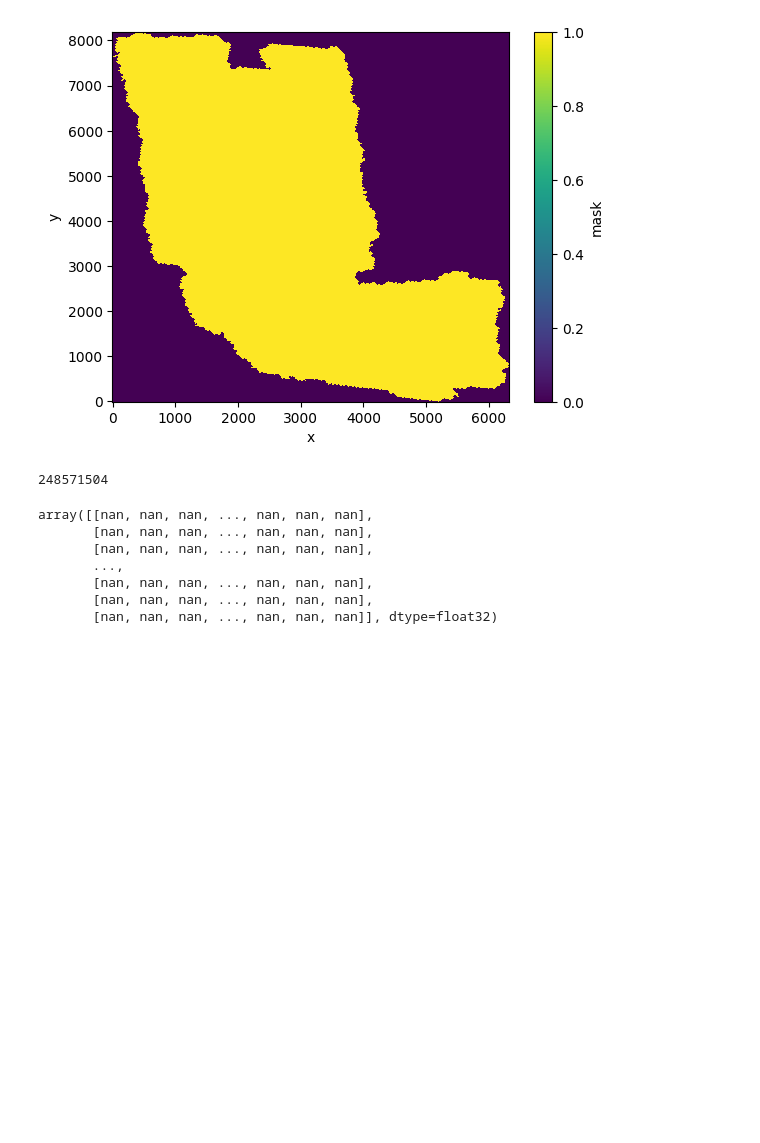
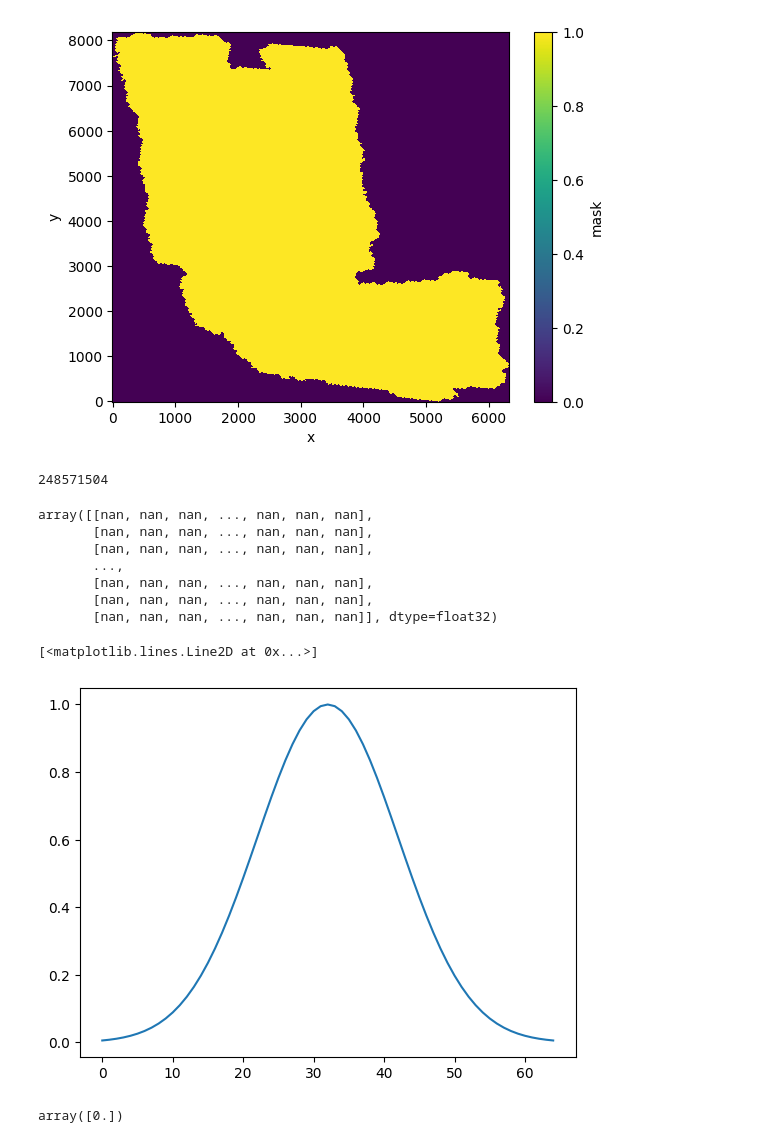
Before and after one commit to johnlavelle/vesuvius-ink-detection, a Jupyter notebook: notebooks/other.ipynb, the cells around one changed output. Drawn from its saved outputs; the diff is of its cells as text; code cells hidden in the pictures; blank space fills up the shorter version.

```diff
--- a/notebooks/other.ipynb
+++ b/notebooks/other.ipynb
@@ -1062,3 +1062,49 @@ array([[nan, nan, nan, ..., nan, nan, nan],
        [nan, nan, nan, ..., nan, nan, nan],
        [nan, nan, nan, ..., nan, nan, nan],
        [nan, nan, nan, ..., nan, nan, nan]], dtype=float32)
+# %%
+import numpy as np
+import pylab as plt
+import torch
+
+def gaussian(x, mu, sigma):
+    y = torch.exp(-(x - mu)**2 / (2 * sigma**2))
+    return y / torch.max(y)
+
+
+def interpolate(start, end, ratio):
+    """
+    This function interpolates between 'start' and 'end'
+    based on the given ratio.
+
+    Args:
+    start (float): The starting value.
+    end (float): The ending value.
+    ratio (float): The ratio to interpolate between start and end.
+                   Should be between 0 and 1.
+
+    Returns:
+    float: The interpolated value.
+    """
+    if ratio < 0 or ratio > 1:
+        raise ValueError("The ratio must be between 0 and 1.")
+
+    return start + (end - start) * ratio
+# %%
+x = np.arange(0, 65, 1)  # Creates 100 points evenly spaced between 0 and 50.
+x = torch.from_numpy(x)
+
+A = 1.0
+mu = 32.0
+sigma = 10.0
+
+y = gaussian(x, mu, sigma)  # Computes the Gaussian function for each value in x.
+
+plt.plot(x, y)
+# %% [output]
+[<matplotlib.lines.Line2D at 0x...>]
+[figure, added]
+# %%
+x
+# %% [output]
+array([0.])
```
Also changed, not shown: 5 other files.
